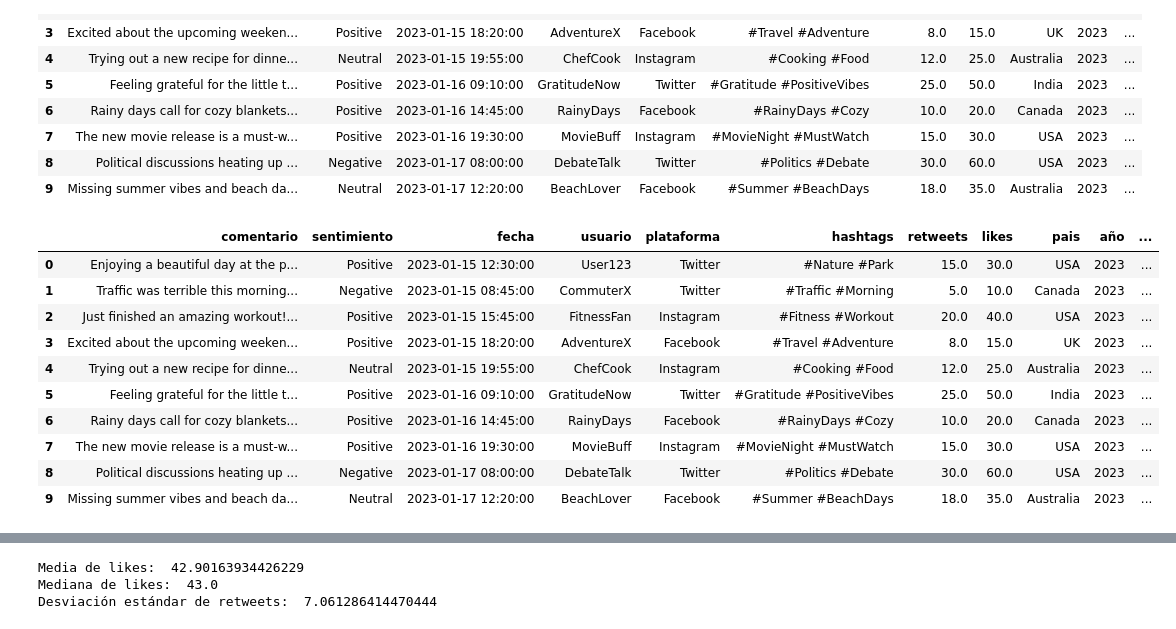
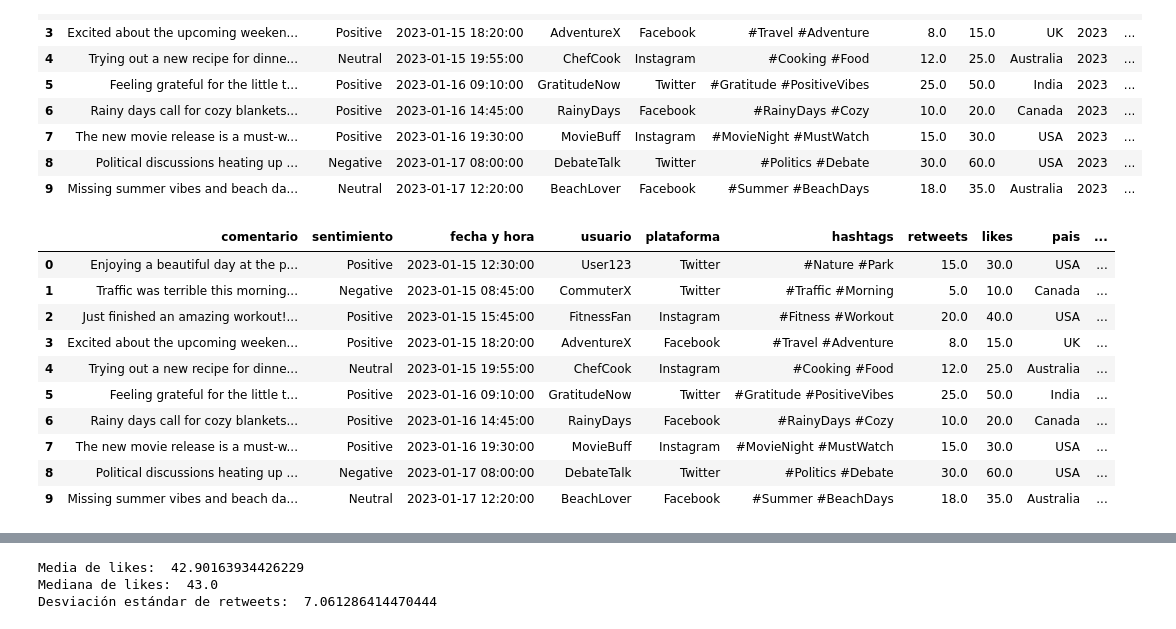
Before and after one commit to XimeBaez/proyecto-M3, a Jupyter notebook: codigo_proyecto_m3.ipynb, the cells around one changed output, grey strips where cells are left out. Saved outputs shown, nothing was run; the diff lists cells and outputs as text; code cells hidden in the pictures.

```diff
--- a/codigo_proyecto_m3.ipynb
+++ b/codigo_proyecto_m3.ipynb
@@ -59,31 +60,31 @@ df.head(10)
 # %%
 # renombrar las columnas
 renombrado = {
     'Text': 'comentario',
     'Sentiment' : 'sentimiento',
-    'Timestamp': 'fecha',
+    'Timestamp': 'fecha y hora',
     'User' : 'usuario',
     'Platform' : 'plataforma',
     'Hashtags' : 'hashtags',
     'Retweets' : 'retweets',
     'Likes' : 'likes',
     'Country' : 'pais',
     'Year' : 'año',
     'Month' : 'mes',
     'Day' : 'dia'
 }
 
 df.rename(columns=renombrado, inplace=True)
 df.head(10)
 # %% [output]
-|  | comentario | sentimiento | fecha | usuario | plataforma | hashtags | retweets | likes | pais | año | ... |
-| 0 | Enjoying a beautiful day at the p... | Positive | 2023-01-15 12:30:00 | User123 | Twitter | #Nature #Park | 15.0 | 30.0 | USA | 2023 | ... |
-| 1 | Traffic was terrible this morning... | Negative | 2023-01-15 08:45:00 | CommuterX | Twitter | #Traffic #Morning | 5.0 | 10.0 | Canada | 2023 | ... |
-| 2 | Just finished an amazing workout!... | Positive | 2023-01-15 15:45:00 | FitnessFan | Instagram | #Fitness #Workout | 20.0 | 40.0 | USA | 2023 | ... |
-| 3 | Excited about the upcoming weeken... | Positive | 2023-01-15 18:20:00 | AdventureX | Facebook | #Travel #Adventure | 8.0 | 15.0 | UK | 2023 | ... |
-| 4 | Trying out a new recipe for dinne... | Neutral | 2023-01-15 19:55:00 | ChefCook | Instagram | #Cooking #Food | 12.0 | 25.0 | Australia | 2023 | ... |
-| 5 | Feeling grateful for the little t... | Positive | 2023-01-16 09:10:00 | GratitudeNow | Twitter | #Gratitude #PositiveVibes | 25.0 | 50.0 | India | 2023 | ... |
-| 6 | Rainy days call for cozy blankets... | Positive | 2023-01-16 14:45:00 | RainyDays | Facebook | #RainyDays #Cozy | 10.0 | 20.0 | Canada | 2023 | ... |
-| 7 | The new movie release is a must-w... | Positive | 2023-01-16 19:30:00 | MovieBuff | Instagram | #MovieNight #MustWatch | 15.0 | 30.0 | USA | 2023 | ... |
-| 8 | Political discussions heating up ... | Negative | 2023-01-17 08:00:00 | DebateTalk | Twitter | #Politics #Debate | 30.0 | 60.0 | USA | 2023 | ... |
-| 9 | Missing summer vibes and beach da... | Neutral | 2023-01-17 12:20:00 | BeachLover | Facebook | #Summer #BeachDays | 18.0 | 35.0 | Australia | 2023 | ... |
+|  | comentario | sentimiento | fecha y hora | usuario | plataforma | hashtags | retweets | likes | pais | ... |
+| 0 | Enjoying a beautiful day at the p... | Positive | 2023-01-15 12:30:00 | User123 | Twitter | #Nature #Park | 15.0 | 30.0 | USA | ... |
+| 1 | Traffic was terrible this morning... | Negative | 2023-01-15 08:45:00 | CommuterX | Twitter | #Traffic #Morning | 5.0 | 10.0 | Canada | ... |
+| 2 | Just finished an amazing workout!... | Positive | 2023-01-15 15:45:00 | FitnessFan | Instagram | #Fitness #Workout | 20.0 | 40.0 | USA | ... |
+| 3 | Excited about the upcoming weeken... | Positive | 2023-01-15 18:20:00 | AdventureX | Facebook | #Travel #Adventure | 8.0 | 15.0 | UK | ... |
+| 4 | Trying out a new recipe for dinne... | Neutral | 2023-01-15 19:55:00 | ChefCook | Instagram | #Cooking #Food | 12.0 | 25.0 | Australia | ... |
+| 5 | Feeling grateful for the little t... | Positive | 2023-01-16 09:10:00 | GratitudeNow | Twitter | #Gratitude #PositiveVibes | 25.0 | 50.0 | India | ... |
+| 6 | Rainy days call for cozy blankets... | Positive | 2023-01-16 14:45:00 | RainyDays | Facebook | #RainyDays #Cozy | 10.0 | 20.0 | Canada | ... |
+| 7 | The new movie release is a must-w... | Positive | 2023-01-16 19:30:00 | MovieBuff | Instagram | #MovieNight #MustWatch | 15.0 | 30.0 | USA | ... |
+| 8 | Political discussions heating up ... | Negative | 2023-01-17 08:00:00 | DebateTalk | Twitter | #Politics #Debate | 30.0 | 60.0 | USA | ... |
+| 9 | Missing summer vibes and beach da... | Neutral | 2023-01-17 12:20:00 | BeachLover | Facebook | #Summer #BeachDays | 18.0 | 35.0 | Australia | ... |
```
Also changed, not shown: parts of 12 cells of this notebook, 1 other file.
